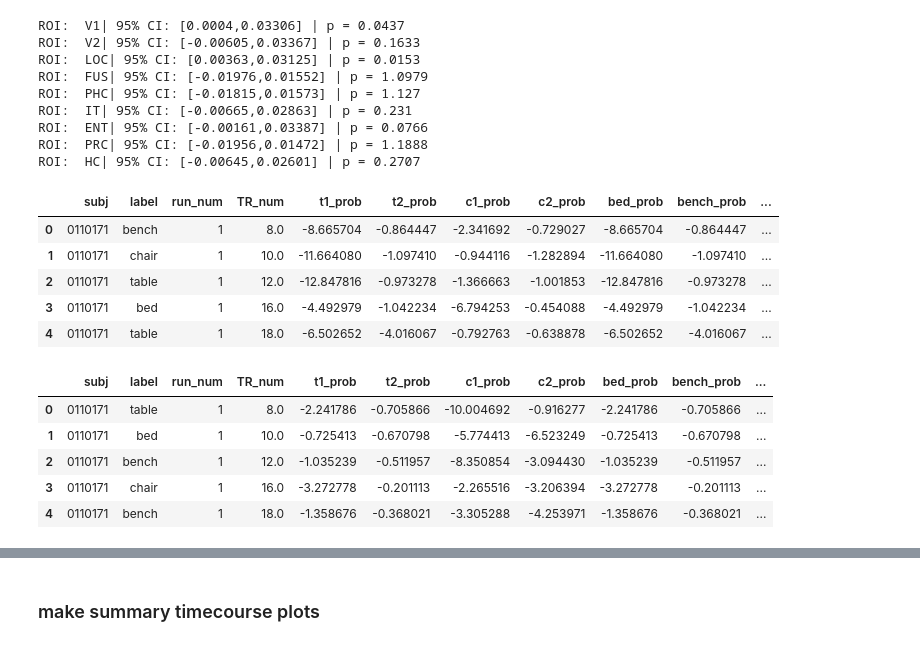
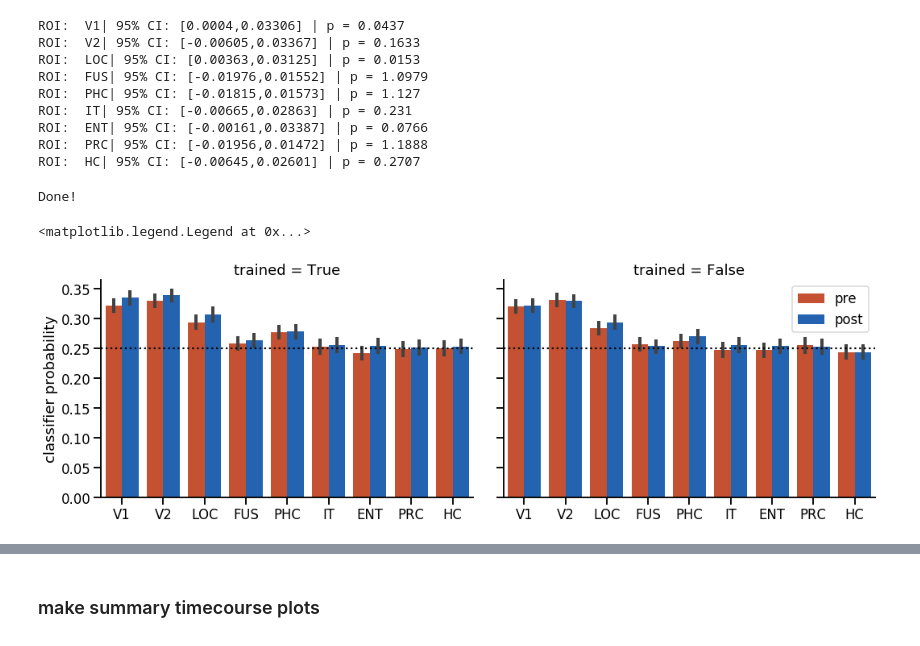
Before and after one commit to cogtoolslab/neurosketch, a Jupyter notebook: ipynb/golden/2_object_evidence_during_drawing.ipynb, the cells around one changed output, grey strips where cells are left out. Cells and saved outputs as stored; diff of their text form; code cells hidden in the pictures.

Commit message:
add new analysis to compare pre and post target probability

```diff
--- a/ipynb/golden/2_object_evidence_during_drawing.ipynb
+++ b/ipynb/golden/2_object_evidence_during_drawing.ipynb
@@ -210,6 +211,13 @@ version = '4way'
 
 ALLPRE, Accpre = h.make_prepostrecog_predictions(sub_list,roi_list_recog,test_phase='pre',logged=logged)
 ALLPOST, Accpost = h.make_prepostrecog_predictions(sub_list,roi_list_recog,test_phase='post',logged=logged)
+
+## add raw probs to ALLPRE and ALLPOST dataframes
+append_raw_dict = dict(zip(['t1_prob','t2_prob','c1_prob','c2_prob'],['t1_prob_raw','t2_prob_raw','c1_prob_raw','c2_prob_raw']))
+for key, value in append_raw_dict.iteritems():
+    ALLPRE[value] = ALLPRE[key].apply(lambda x: np.exp(x))
+    ALLPOST[value] = ALLPOST[key].apply(lambda x: np.exp(x))
+
 ## save out dataframe
 ALLPRE.to_csv(os.path.join(results_dir,'logistic_timeseries_{}_neural_{}_{}.csv'.format('pre',version,'logged')),index=False) ## train recog, test drawing run
 ALLPOST.to_csv(os.path.join(results_dir,'logistic_timeseries_{}_neural_{}_{}.csv'.format('post',version,'logged')),index=False) ## train recog, test drawing run
@@ -346,21 +354,3 @@ ROI:  IT| 95% CI: [-0.00665,0.02863] | p = 0.231
 ROI:  ENT| 95% CI: [-0.00161,0.03387] | p = 0.0766
 ROI:  PRC| 95% CI: [-0.01956,0.01472] | p = 1.1888
 ROI:  HC| 95% CI: [-0.00645,0.02601] | p = 0.2707
-# %%
-ALLDM.head()
-# %% [output]
-|  | subj | label | run_num | TR_num | t1_prob | t2_prob | c1_prob | c2_prob | bed_prob | bench_prob | ... |
-| 0 | 0110171 | bench | 1 | 8.0 | -8.665704 | -0.864447 | -2.341692 | -0.729027 | -8.665704 | -0.864447 | ... |
-| 1 | 0110171 | chair | 1 | 10.0 | -11.664080 | -1.097410 | -0.944116 | -1.282894 | -11.664080 | -1.097410 | ... |
-| 2 | 0110171 | table | 1 | 12.0 | -12.847816 | -0.973278 | -1.366663 | -1.001853 | -12.847816 | -0.973278 | ... |
-| 3 | 0110171 | bed | 1 | 16.0 | -4.492979 | -1.042234 | -6.794253 | -0.454088 | -4.492979 | -1.042234 | ... |
-| 4 | 0110171 | table | 1 | 18.0 | -6.502652 | -4.016067 | -0.792763 | -0.638878 | -6.502652 | -4.016067 | ... |
-# %%
-ALLPOST.head()
-# %% [output]
-|  | subj | label | run_num | TR_num | t1_prob | t2_prob | c1_prob | c2_prob | bed_prob | bench_prob | ... |
-| 0 | 0110171 | table | 1 | 8.0 | -2.241786 | -0.705866 | -10.004692 | -0.916277 | -2.241786 | -0.705866 | ... |
-| 1 | 0110171 | bed | 1 | 10.0 | -0.725413 | -0.670798 | -5.774413 | -6.523249 | -0.725413 | -0.670798 | ... |
-| 2 | 0110171 | bench | 1 | 12.0 | -1.035239 | -0.511957 | -8.350854 | -3.094430 | -1.035239 | -0.511957 | ... |
-| 3 | 0110171 | chair | 1 | 16.0 | -3.272778 | -0.201113 | -2.265516 | -3.206394 | -3.272778 | -0.201113 | ... |
-| 4 | 0110171 | bench | 1 | 18.0 | -1.358676 | -0.368021 | -3.305288 | -4.253971 | -1.358676 | -0.368021 | ... |
@@ -367 +385,37 @@ ALLPOST.head()
+# %%
+ALLPRE = add_target_prob_column(ALLPRE)
+ALLPOST = add_target_prob_column(ALLPOST)
+print 'Done!'
+# %% [output]
+Done!
+# %%
+## post processing on the mega dataframes for pretty plotting
+ALLPRE['phase'] = 'pre'
+ALLPOST['phase'] = 'post'
+ALLPREPOST = pd.concat([ALLPRE,ALLPOST],axis=0)
+
+## add formatted ROI list
+roi_list_formatted = ['V1', 'V2', 'LOC', 'FUS', 'PHC', 'IT', 'ENT', 'PRC', 'HC']
+roi_formatter = dict(zip(roi_list,roi_list_formatted))
+ALLPREPOST['roi_formatted'] = ALLPREPOST['roi'].apply(lambda x: roi_formatter[x])
+# %%
+g = sns.catplot(data=ALLPREPOST,
+            x = 'roi_formatted',
+            y = 'target_prob_raw',
+            hue = 'phase',
+            col = 'trained',
+            col_order = [True,False],
+            kind = 'bar',
+            legend=False,
+            aspect = 1.5)
+
+def refline(*args, **kwargs):
+    plt.axhline(0.25,linestyle=':',color='k')
+
+g = g.map(refline)
+g = (g.set_axis_labels("", 'classifier probability'))
+plt.legend()
+# %% [output]
+<matplotlib.legend.Legend at 0x...>
+[figure, added]
 # %%
```
Also changed, not shown: parts of 20 cells of this notebook, 1 other file.
